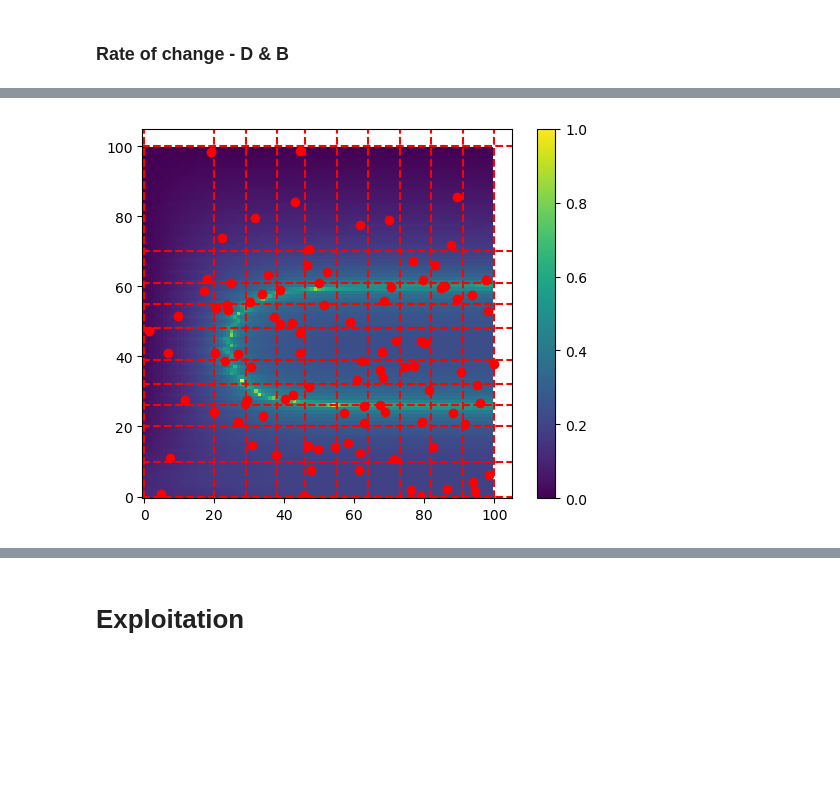
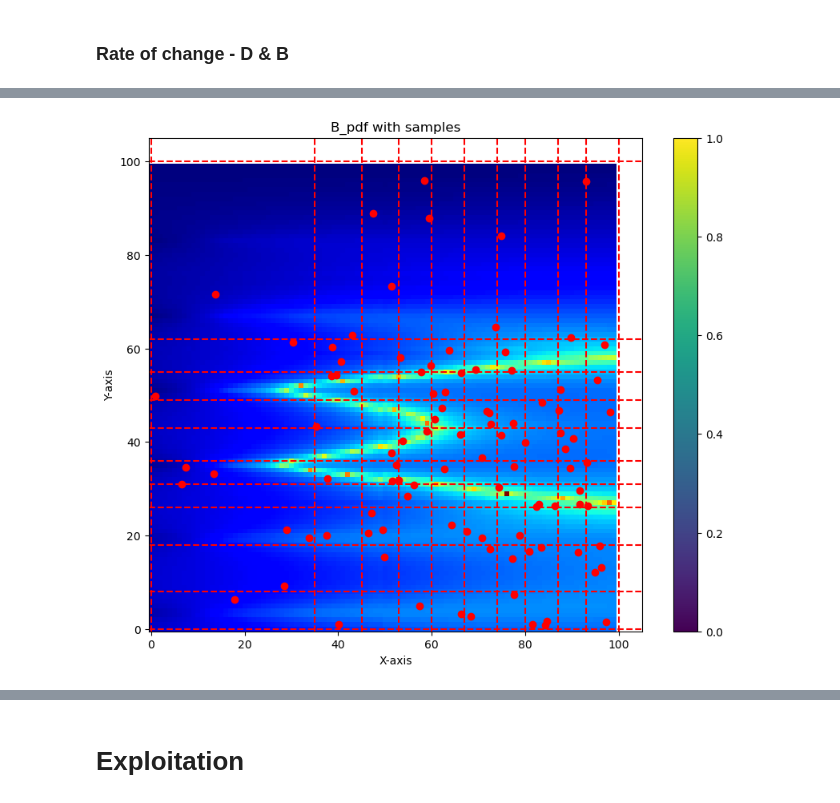
Before and after one commit to darkraisisi/sampling_hillslope_surrogate, a Jupyter notebook: exploitation.ipynb, the cells around one changed output, grey strips where cells are left out. Drawn from its saved outputs; the diff is of its cells as text; code cells hidden in the pictures; blank space fills up the shorter version.

```diff
--- a/exploitation.ipynb
+++ b/exploitation.ipynb
@@ -250,3 +246,8 @@ grid = np.mgrid[0:B_lim:100j, 0:D_lim:100j]
 grid.shape
 # %% [output]
 (2, 100, 100)
+# %%
+requested_n = 1000
+prime = get_primes(int(np.sqrt(requested_n)))[-1]
+n_samples = prime**2
+print(n_samples)
@@ -253,6 +256,9 @@ grid.shape
 # %%
 # D_true, B_true = OrtogonalLatinHyperCube.sample_stack([(0, D_lim), (0, B_lim)], n_samples)
 D_true, B_true = Grid.sample_stack([(0, D_lim), (1e-1, B_lim)], n_samples)
+print(D_true.shape, B_true.shape)
+D_true, B_true = Random.sample_stack([(0, D_lim), (1e-1, B_lim)], n_samples)
+print(D_true.shape, B_true.shape)
 plt.scatter(D_true, B_true)
 plt.show()
 dB_dt, dD_dt = mm.step(B_true, D_true, g, warm_up=0)
@@ -316,16 +324,15 @@ surface.pdf(D_grid, B_grid, dD_dt, dB_dt, D_pdf, B_pdf, D_lim, B_lim)
 # %%
 # Define grid
-D_vario = Variogram(points_D[:,:2], points_D[:,2], n_lags=20, maxlag=2, model='exponential', normalize=False)
-ok = OrdinaryKriging(D_vario, min_points=5, max_points=20, mode='exact')
+D_vario = Variogram(points_D[:,:2], points_D[:,2], n_lags=40, maxlag=2, model='exponential', normalize=False)
+ok = OrdinaryKriging(D_vario, min_points=5, max_points=40, mode='exact')
 dD_dt = ok.transform(B_grid.flatten(), D_grid.flatten()).reshape(B_grid.shape)
 # D_pdf = create_pdf_from_grid(dD_dt, beta=beta)
-D_pdf = create_pdf_from_grid_log(dD_dt)
 
-B_vario = Variogram(points_B[:,:2], points_B[:,2], n_lags=20, maxlag=2, model='exponential', normalize=False)
-ok = OrdinaryKriging(B_vario, min_points=5, max_points=20, mode='exact')
+B_vario = Variogram(points_B[:,:2], points_B[:,2], n_lags=40, maxlag=2, model='exponential', normalize=False)
+ok = OrdinaryKriging(B_vario, min_points=5, max_points=40, mode='exact')
 dB_dt = ok.transform(B_grid.flatten(), D_grid.flatten()).reshape(B_grid.shape)
 
-# B_pdf = create_pdf_from_grid(dB_dt, beta=beta)
+D_pdf = create_pdf_from_grid_log(dD_dt)
 B_pdf = create_pdf_from_grid_log(dB_dt)
 
 sum_pdf = B_pdf + D_pdf
@@ -341,58 +344,44 @@ surface.pdf(D_grid, B_grid, dD_dt, dB_dt, D_pdf, B_pdf, D_lim, B_lim)
 # %%
-B_samples = LatinHyperCube.sample_stack_pdf(bounds, 100, B_pdf)
-D_samples = LatinHyperCube.sample_stack_pdf(bounds, 100, D_pdf)
-sum_samples = LatinHyperCube.sample_stack_pdf(bounds, 100, sum_pdf)
+beta = 2
+B_samples = LatinHyperCube.sample_stack_pdf(bounds, 100, B_pdf, beta)
+D_samples = LatinHyperCube.sample_stack_pdf(bounds, 100, D_pdf, beta)
+sum_samples = LatinHyperCube.sample_stack_pdf(bounds, 100, sum_pdf, beta)
 
-print(B_samples[0].min(), B_samples[0].max(), B_samples[1].min(), B_samples[1].max())
-strata_indices_x, strata_indices_y = LatinHyperCube.stratify_pdf(B_pdf, 10)
+# print(B_samples[0].min(), B_samples[0].max(), B_samples[1].min(), B_samples[1].max())
+strata_indices_x, strata_indices_y = LatinHyperCube.stratify_pdf(B_pdf, 10, beta)
 
 # B_samples = Random.random_pdf(bounds, 100, B_pdf)
 # D_samples = Random.random_pdf(bounds, 100, D_pdf)
 
 # Calculate the scaling factors based on the bounds and the grid dimensions
 scale = [B_pdf.shape[0] / bounds[0][1], B_pdf.shape[1] / bounds[1][1]]
-scale = [D_pdf.shape[0] / bounds[0][1], D_pdf.shape[1] / bounds[1][1]]
 
-# B_scale = [1, 1]
-# D_scale = [1, 1]
+# Function to plot the PDFs with scaling and stratification
+def plot_pdf_with_samples(pdf, samples, scale, strata_indices_x, strata_indices_y, title):
+    plt.figure(figsize=(10, 8))
 
-# Plot vertical lines for strata_indices_x
-for x in strata_indices_x:
-    plt.axvline(x=x, color='red', linestyle='--')
+    # Plot vertical lines for strata_indices_x
+    for x in strata_indices_x:
+        plt.axvline(x=x, color='red', linestyle='--')
 
-# Plot horizontal lines for strata_indices_y
-for y in strata_indices_y:
-    plt.axhline(y=y, color='red', linestyle='--')
+    # Plot horizontal lines for strata_indices_y
+    for y in strata_indices_y:
+        plt.axhline(y=y, color='red', linestyle='--')
 
-plt.imshow(B_pdf, origin='lower')
-plt.scatter(B_samples[0] * scale[0], B_samples[1] * scale[1], color='red')
-plt.colorbar()
-plt.show()
+    plt.imshow(pdf, origin='lower', cmap='jet')
+    plt.scatter(samples[0] * scale[0], samples[1] * scale[1], color='red')
+    plt.colorbar()
+    plt.title(title)
+    plt.xlabel('X-axis')
+    plt.ylabel('Y-axis')
+    plt.show()
 
-strata_indices_x, strata_indices_y = LatinHyperCube.stratify_pdf(D_pdf, 10)
+# Plot PDFs with samples
+plot_pdf_with_samples(B_pdf, B_samples, scale, strata_indices_x, strata_indices_y, 'B_pdf with samples')
 
-for x in strata_indices_x:
-    plt.axvline(x=x, color='red', linestyle='--')
+strata_indices_x, strata_indices_y = LatinHyperCube.stratify_pdf(D_pdf, 10, beta)
+plot_pdf_with_samples(D_pdf, D_samples, scale, strata_indices_x, strata_indices_y, 'D_pdf with samples')
 
-# Plot horizontal lines for strata_indices_y
-for y in strata_indices_y:
-    plt.axhline(y=y, color='red', linestyle='--')
-
-plt.imshow(D_pdf, origin='lower')
-plt.scatter(D_samples[0] * scale[0], D_samples[1] * scale[1], color='red')
-plt.colorbar()
-plt.show()
-
-strata_indices_x, strata_indices_y = LatinHyperCube.stratify_pdf(sum_pdf, 10)
-for x in strata_indices_x:
-    plt.axvline(x=x, color='red', linestyle='--')
-
-# Plot horizontal lines for strata_indices_y
-for y in strata_indices_y:
-    plt.axhline(y=y, color='red', linestyle='--')
-
-plt.imshow(sum_pdf, origin='lower')
-plt.scatter(sum_samples[0] * scale[0], sum_samples[1] * scale[1], color='red')
-plt.colorbar()
-plt.show()
+strata_indices_x, strata_indices_y = LatinHyperCube.stratify_pdf(sum_pdf, 10, beta)
+plot_pdf_with_samples(sum_pdf, sum_samples, scale, strata_indices_x, strata_indices_y, 'sum_pdf with samples')
 # %% [output]
@@ -400 +388 @@ plt.show()
-[figure, old version]
+[figure, new version]
```
Also changed, not shown: parts of 31 cells of this notebook, 8 other files.
